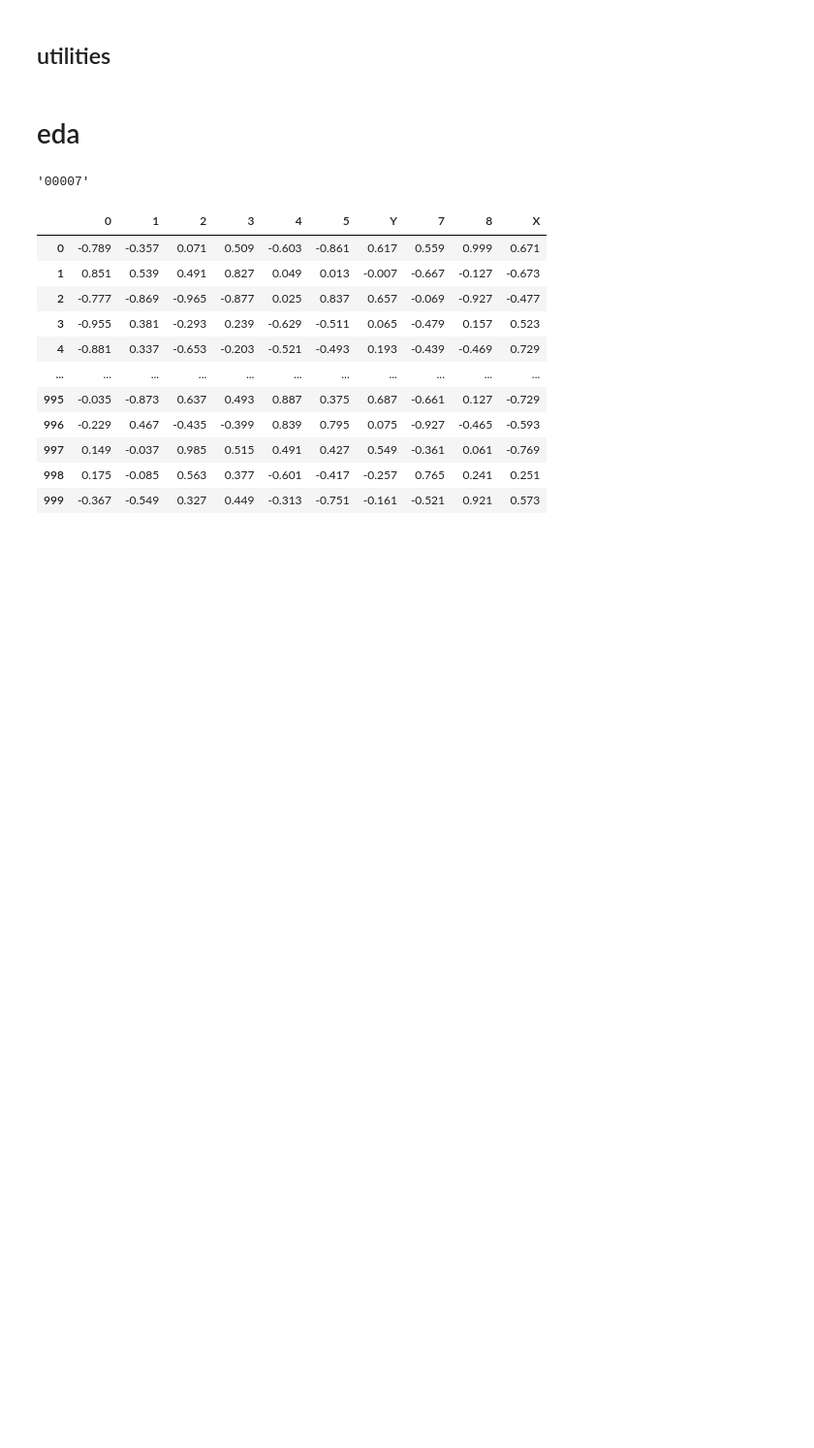
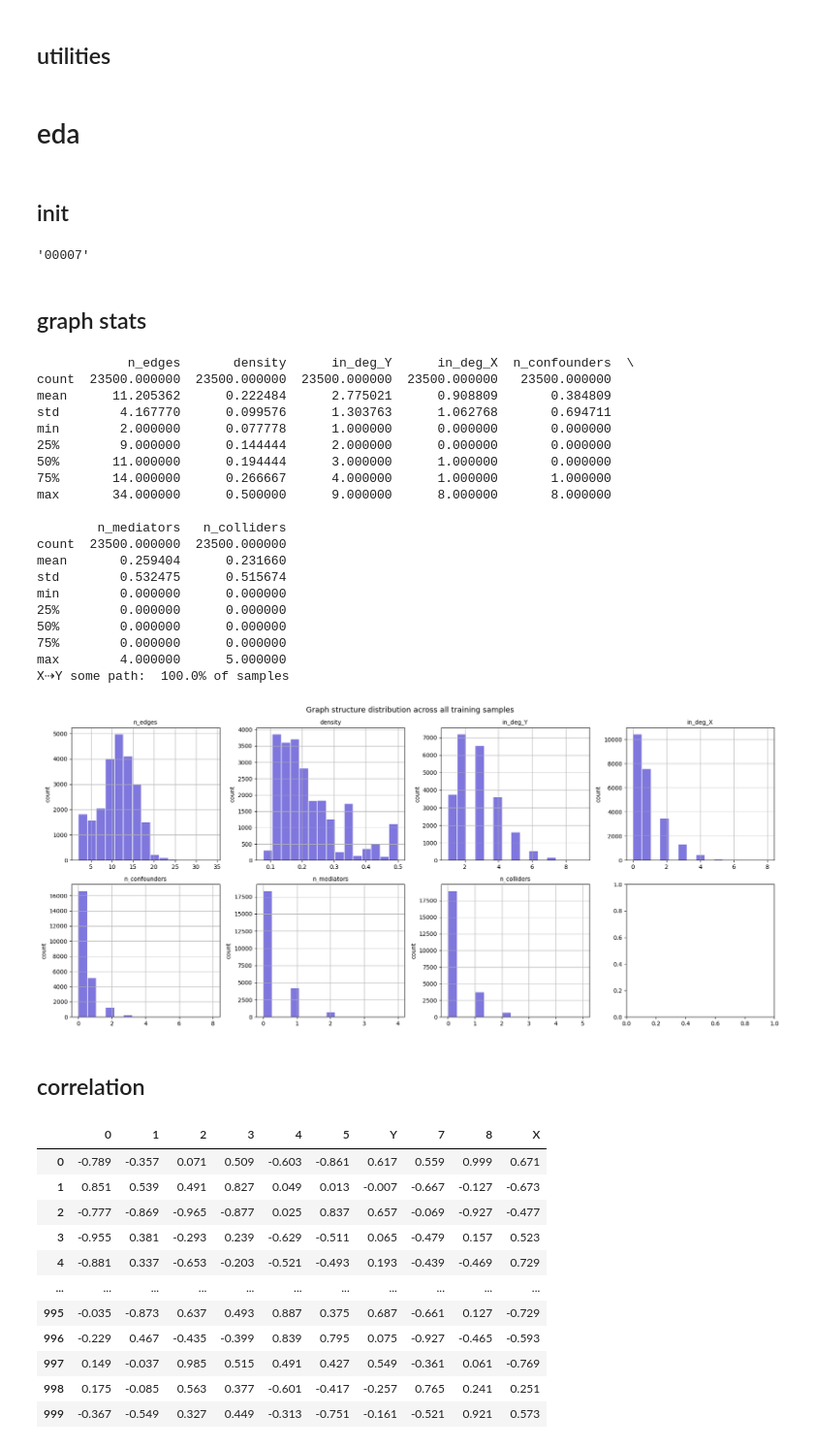
Before and after one commit to aqu4holic/Graduation-Thesis-BsC-2026, a Jupyter notebook: src/eda.ipynb, the cells around one changed output. Shown at 97% size. Saved outputs shown, nothing was run; the diff lists cells and outputs as text; code cells hidden in the pictures; blank space fills up the shorter version.

```diff
--- a/src/eda.ipynb
+++ b/src/eda.ipynb
@@ -130,6 +130,8 @@ def _edge_type(u_name, v_name):
     return 6                                # none of the above
 # %% [markdown]
 # eda
+# %% [markdown]
+## init
 # %%
 train_names: list[str] = list(X_train.keys())
 sample_train_name: str = train_names[2]
@@ -139,3 +169,62 @@ sample_train_name
+# %% [markdown]
+## graph stats
+# %%
+stats = []
+for name in train_names:
+    adj = y_train[name]
+    G = nx.DiGraph()
+    for p in adj.index:
+        for c in adj.columns:
+            if adj.loc[p, c] == 1:
+                G.add_edge(p, c)
+    roles = {n: node_role(n) for n in G.nodes}  # reuse your classifier
+    stats.append({
+        'name':        name,
+        'n_edges':     G.number_of_edges(),
+        'density':     nx.density(G),
+        'xy_path':     nx.has_path(G, 'X', 'Y'),
+        'in_deg_Y':    G.in_degree('Y'),
+        'in_deg_X':    G.in_degree('X'),
+        'n_confounders': sum(1 for r in roles.values() if r == 'Confounder'),
+        'n_mediators':   sum(1 for r in roles.values() if r == 'Mediator'),
+        'n_colliders':   sum(1 for r in roles.values() if r == 'Collider'),
+    })
+
+df_stats = pd.DataFrame(stats)
+print(df_stats.describe())
+print(f"X⇢Y some path:  {df_stats['xy_path'].mean():.1%} of samples")
+
+fig, axes = plt.subplots(2, 4, figsize=(18, 8))
+for ax, col in zip(axes.flat, ['n_edges','density','in_deg_Y','in_deg_X',
+                                'n_confounders','n_mediators','n_colliders']):
+    df_stats[col].hist(ax=ax, bins=15, color='#7F77DD', edgecolor='white')
+    ax.set_title(col, fontsize=10); ax.set_xlabel(''); ax.set_ylabel('count')
+plt.suptitle('Graph structure distribution across all training samples', fontsize=13)
+plt.tight_layout(); plt.show()
+# %% [output]
+            n_edges       density      in_deg_Y      in_deg_X  n_confounders  \
+count  23500.000000  23500.000000  23500.000000  23500.000000   23500.000000
+mean      11.205362      0.222484      2.775021      0.908809       0.384809
+std        4.167770      0.099576      1.303763      1.062768       0.694711
+min        2.000000      0.077778      1.000000      0.000000       0.000000
+25%        9.000000      0.144444      2.000000      0.000000       0.000000
+50%       11.000000      0.194444      3.000000      1.000000       0.000000
+75%       14.000000      0.266667      4.000000      1.000000       1.000000
+max       34.000000      0.500000      9.000000      8.000000       8.000000
+
+        n_mediators   n_colliders
+count  23500.000000  23500.000000
+mean       0.259404      0.231660
+std        0.532475      0.515674
+min        0.000000      0.000000
+25%        0.000000      0.000000
+50%        0.000000      0.000000
+75%        0.000000      0.000000
+max        4.000000      5.000000
+X⇢Y some path:  100.0% of samples
+[figure, added]
+# %% [markdown]
+## correlation
 # %%
 sample_df: pd.DataFrame = X_train[sample_train_name]
 sample_df
```
Also changed, not shown: parts of 11 cells of this notebook, 17 other files.
